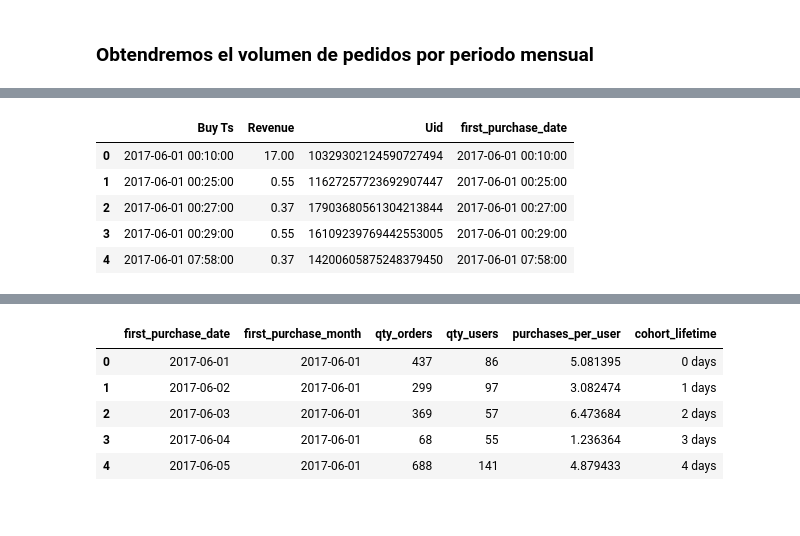
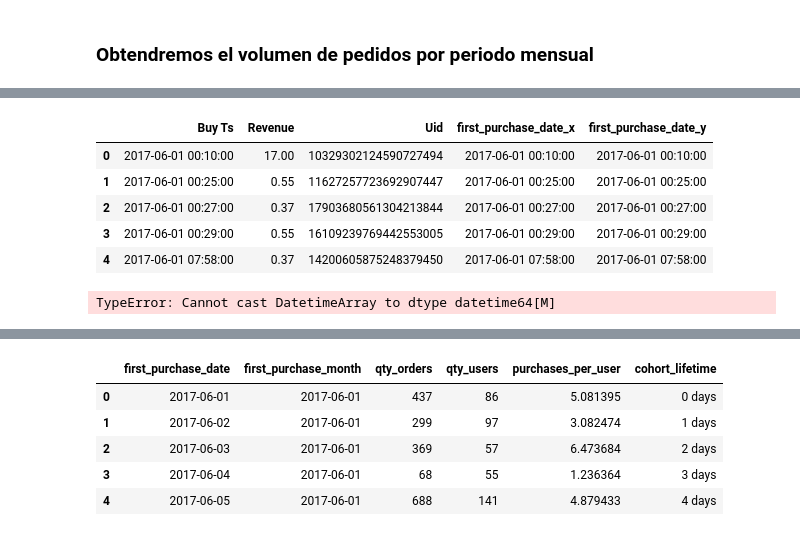
Before and after one commit to cristopherrexx-coder/Proyect-10, a Jupyter notebook: Sprint 10 proyect.ipynb, the cells around one changed output, grey strips where cells are left out. Saved outputs shown, nothing was run; the diff lists cells and outputs as text; code cells hidden in the pictures.

```diff
--- a/Sprint 10 proyect.ipynb
+++ b/Sprint 10 proyect.ipynb
@@ -560,8 +560,8 @@ plt.show()
 # %% [markdown]
 ### Obtendremos el volumen de pedidos por periodo mensual
 # %%
-orders_df['Buy Ts'] = pd.to_datetime(orders_df['Buy Ts'])
 orders_df.info()
+orders_df['Buy Ts'] = pd.to_datetime(orders_df['Buy Ts'], format='%Y-%m-%d')
 # %% [output]
 <class 'pandas.core.frame.DataFrame'>
 RangeIndex: 50415 entries, 0 to 50414
@@ -576,14 +580,20 @@ memory usage: 1.2 MB
 # %%
 #Extraemos la primera fecha de compra de cada usuario y la añadimos al DF orders_df
 orders_df_first_purchase = orders_df.groupby('Uid')['Buy Ts'].min()
 orders_df_first_purchase.name = 'first_purchase_date'
-orders_df = orders_df.join(orders_df_first_purchase, on='Uid')
+orders_df = orders_df.merge(orders_df_first_purchase, on='Uid')
+orders_df.head()
+# %% [output]
+|  | Buy Ts | Revenue | Uid | first_purchase_date_x | first_purchase_date_y |
+| 0 | 2017-06-01 00:10:00 | 17.00 | 10329302124590727494 | 2017-06-01 00:10:00 | 2017-06-01 00:10:00 |
+| 1 | 2017-06-01 00:25:00 | 0.55 | 11627257723692907447 | 2017-06-01 00:25:00 | 2017-06-01 00:25:00 |
+| 2 | 2017-06-01 00:27:00 | 0.37 | 17903680561304213844 | 2017-06-01 00:27:00 | 2017-06-01 00:27:00 |
+| 3 | 2017-06-01 00:29:00 | 0.55 | 16109239769442553005 | 2017-06-01 00:29:00 | 2017-06-01 00:29:00 |
+| 4 | 2017-06-01 07:58:00 | 0.37 | 14200605875248379450 | 2017-06-01 07:58:00 | 2017-06-01 07:58:00 |
-# %%
-orders_df.head()
-# %% [output]
-|  | Buy Ts | Revenue | Uid | first_purchase_date |
-| 0 | 2017-06-01 00:10:00 | 17.00 | 10329302124590727494 | 2017-06-01 00:10:00 |
-| 1 | 2017-06-01 00:25:00 | 0.55 | 11627257723692907447 | 2017-06-01 00:25:00 |
-| 2 | 2017-06-01 00:27:00 | 0.37 | 17903680561304213844 | 2017-06-01 00:27:00 |
-| 3 | 2017-06-01 00:29:00 | 0.55 | 16109239769442553005 | 2017-06-01 00:29:00 |
-| 4 | 2017-06-01 07:58:00 | 0.37 | 14200605875248379450 | 2017-06-01 07:58:00 |
+# %%
+#Añadimos una columna con el primes mes de compra de cada cliente
+orders_df['purchase_month'] = orders_df['Buy Ts'].astype('datetime64[M]')
+orders_df['first_purchase_month'] = orders_df['first_purchase_date'].astype('datetime64[M]')
+orders_df.head()
+# %% [output]
+TypeError: Cannot cast DatetimeArray to dtype datetime64[M]
```
Also changed, not shown: parts of 14 cells of this notebook.
